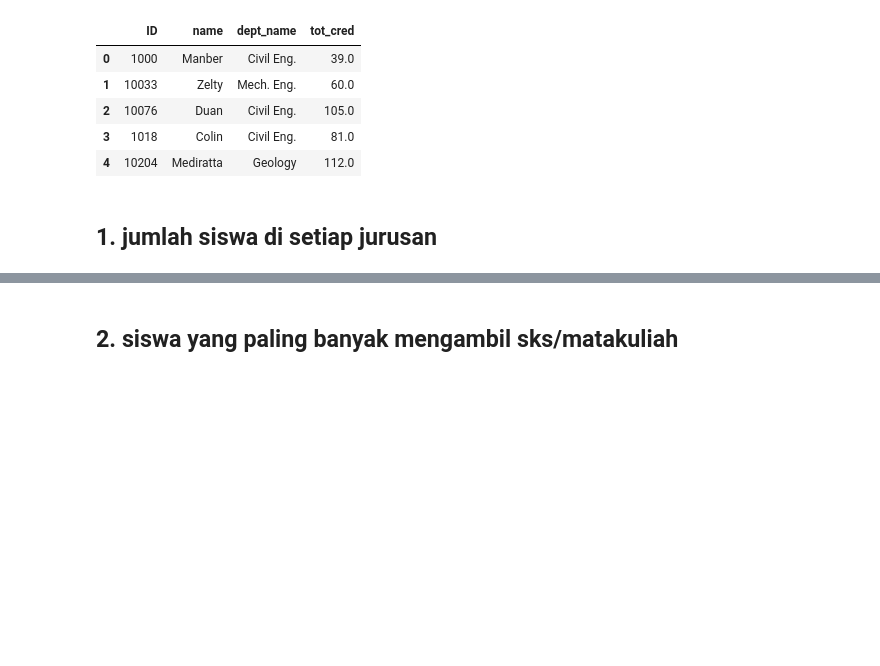
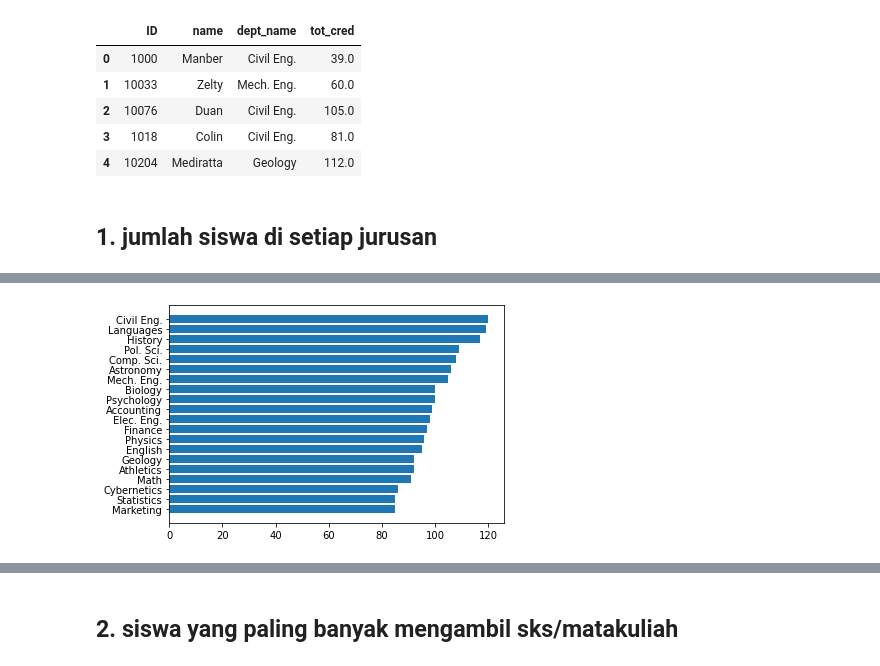
Before and after one commit to maftuhm/database, a Jupyter notebook: worksheet.ipynb, the cells around one changed output, grey strips where cells are left out. Drawn from its saved outputs; the diff is of its cells as text; code cells hidden in the pictures; blank space fills up the shorter version.

```diff
--- a/worksheet.ipynb
+++ b/worksheet.ipynb
@@ -109,3 +109,13 @@ pd.read_sql(query, con = conn).head()
 | 4 | 10204 | Mediratta | Geology | 112.0 |
 # %% [markdown]
 ## 1. jumlah siswa di setiap jurusan
+# %%
+query = """
+    SELECT dept_name, COUNT(ID) as total
+    FROM student
+    GROUP BY dept_name
+    ORDER BY total ASC
+"""
+
+df = pd.read_sql(query, con = conn)
+df
@@ -111,0 +140,5 @@ pd.read_sql(query, con = conn).head()
+# %%
+plt.barh(df['dept_name'], df['total'])
+plt.show()
+# %% [output]
+[figure, added]
```
Also changed, not shown: parts of 18 cells of this notebook.
